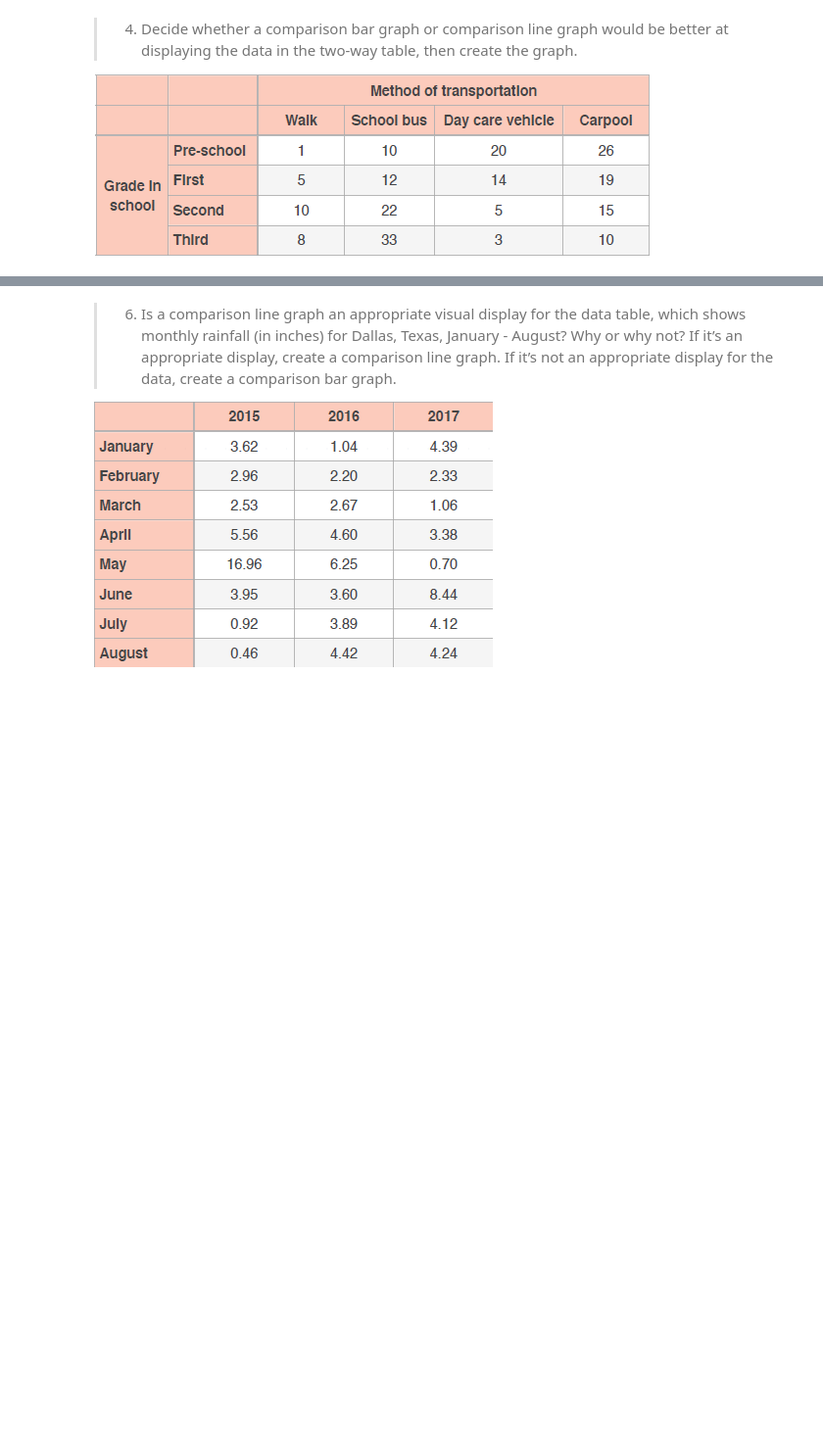
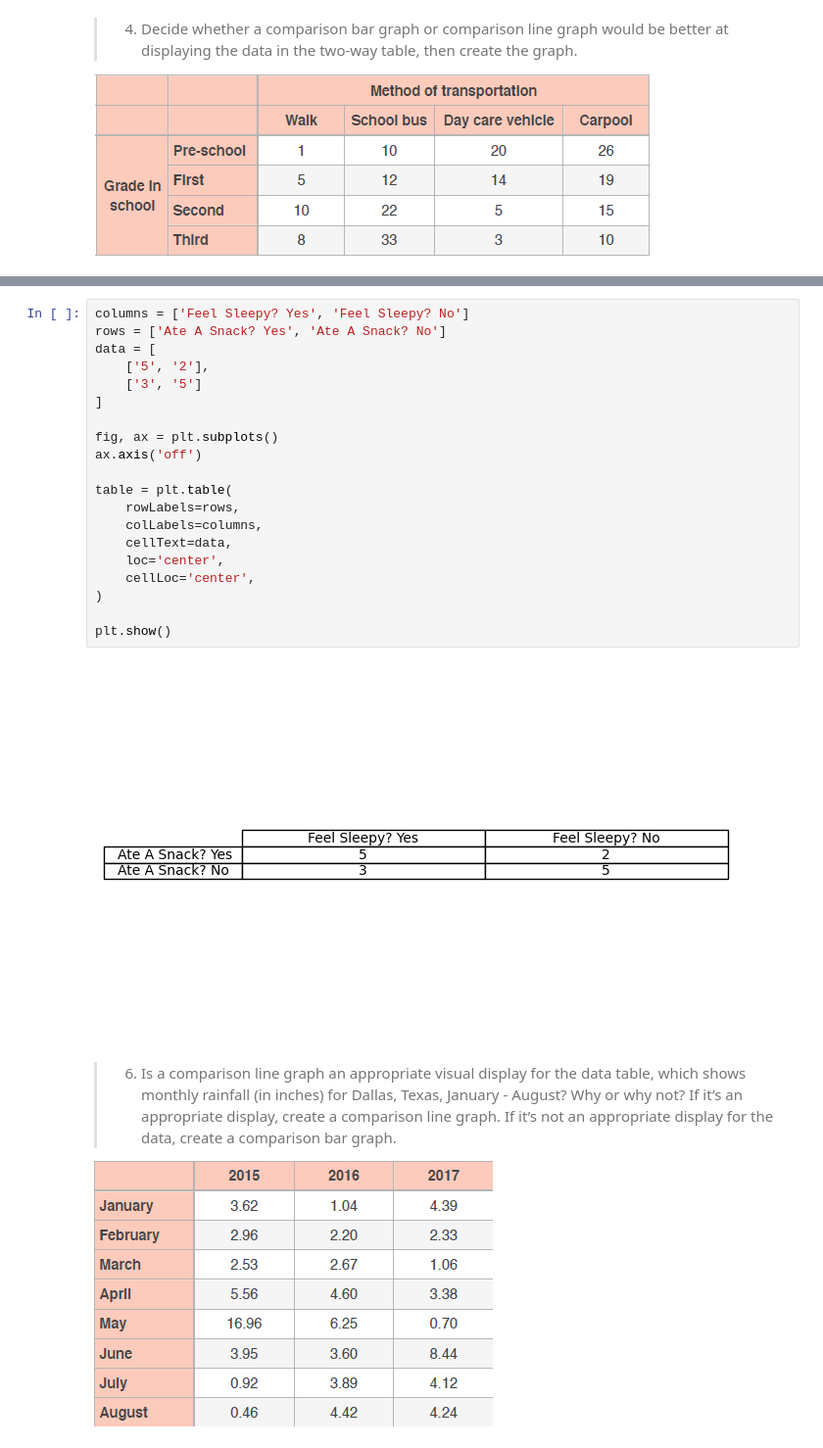
Before and after one commit to acasasis-dev/become-a-probability-n-statistics-master, a Jupyter notebook: bonus/section-02-visualizing-data/exercise-04-two-way-tables.ipynb, the cells around one changed output, grey strips where cells are left out. Shown at 98% size. Cells and saved outputs as stored; diff of their text form; blank space fills up the shorter version.

```diff
--- a/bonus/section-02-visualizing-data/exercise-04-two-way-tables.ipynb
+++ b/bonus/section-02-visualizing-data/exercise-04-two-way-tables.ipynb
@@ -105,3 +129,25 @@ create a two-way data table for Eric’s survey.
+# %%
+columns = ['Feel Sleepy? Yes', 'Feel Sleepy? No']
+rows = ['Ate A Snack? Yes', 'Ate A Snack? No']
+data = [
+	['5', '2'],
+	['3', '5']
+]
+
+fig, ax = plt.subplots()
+ax.axis('off')
+
+table = plt.table(
+	rowLabels=rows,
+	colLabels=columns,
+	cellText=data,
+	loc='center',
+	cellLoc='center',
+)
+
+plt.show()
+# %% [output]
+[figure, added]
 # %% [markdown]
 > 6. Is a comparison line graph an appropriate visual display for the data
 table, which shows monthly rainfall (in inches) for Dallas, Texas, January -
```
Also changed, not shown: parts of 4 cells of this notebook.
